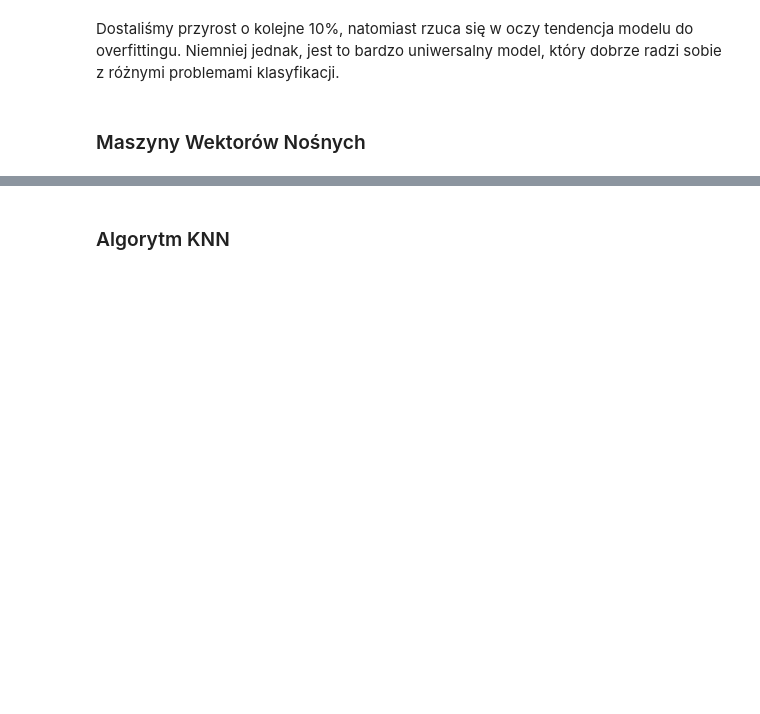
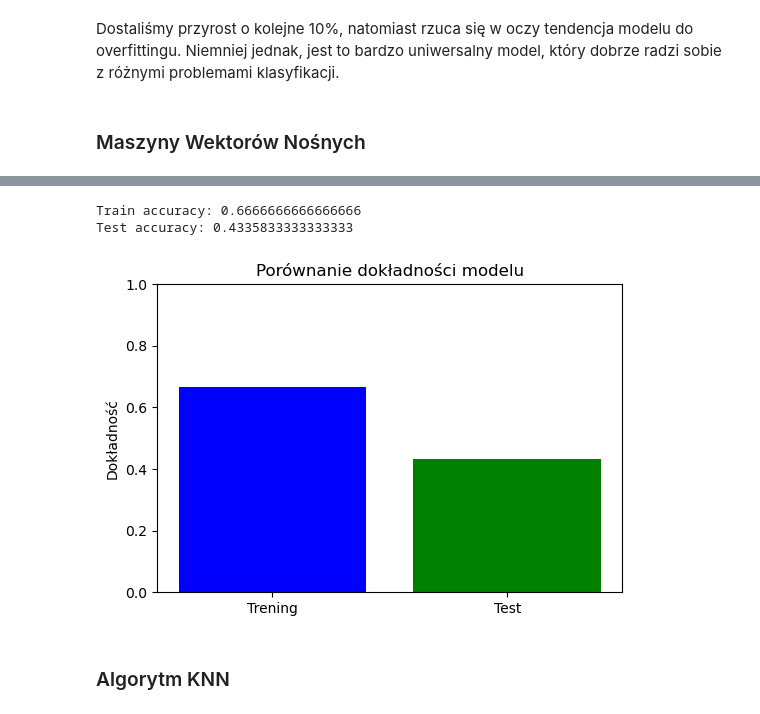
Before and after one commit to ge0rgii/ProjektZespolowy2, a Jupyter notebook: PZ.ipynb, the cells around one changed output, grey strips where cells are left out. Cells and saved outputs as stored; diff of their text form; code cells hidden in the pictures; blank space fills up the shorter version.

```diff
--- a/PZ.ipynb
+++ b/PZ.ipynb
@@ -498,3 +502,59 @@ Dostaliśmy przyrost o kolejne 10%, natomiast rzuca się w oczy tendencja modelu
+# %%
+import numpy as np
+from sklearn.datasets import fetch_openml
+from sklearn.model_selection import train_test_split
+from sklearn.preprocessing import StandardScaler
+from sklearn.decomposition import PCA
+from sklearn.svm import SVC
+from sklearn.metrics import accuracy_score
+import matplotlib.pyplot as plt
+
+# Załaduj dane CIFAR-10
+cifar10 = fetch_openml('CIFAR_10', version=1, parser='auto')
+X = cifar10.data
+y = cifar10.target.astype(int)
+
+# Podziel dane na zbiory treningowy i testowy
+X_train_full, X_test, y_train_full, y_test = train_test_split(X, y, test_size=0.2, random_state=42)
+
+# Użyj tylko małej części danych do szybkiego trenowania
+X_train, _, y_train, _ = train_test_split(X_train_full, y_train_full, train_size=0.1, random_state=42)
+
+# Przeskaluj dane
+scaler = StandardScaler()
+X_train = scaler.fit_transform(X_train)
+X_test = scaler.transform(X_test)
+
+# Zastosuj PCA do redukcji wymiarowości
+pca = PCA(n_components=100)
+X_train_pca = pca.fit_transform(X_train)
+X_test_pca = pca.transform(X_test)
+
+# Zdefiniuj model SVM
+svm_clf = SVC(kernel='rbf', C=1.0, gamma='scale', random_state=42)
+
+# Trening modelu
+svm_clf.fit(X_train_pca, y_train)
+
+# Ocena modelu na zbiorze treningowym
+train_acc = accuracy_score(y_train, svm_clf.predict(X_train_pca))
+
+# Ocena modelu na zbiorze testowym
+test_acc = accuracy_score(y_test, svm_clf.predict(X_test_pca))
+print(f'Train accuracy: {train_acc}')
+print(f'Test accuracy: {test_acc}')
+
+# Wykres porównania dokładności modelu na zbiorze treningowym i testowym
+plt.figure(figsize=(6, 4))
+plt.bar(['Trening', 'Test'], [train_acc, test_acc], color=['blue', 'green'])
+plt.title('Porównanie dokładności modelu')
+plt.ylabel('Dokładność')
+plt.ylim(0, 1)
+plt.show()
+# %% [output]
+Train accuracy: 0.6666666666666666
+Test accuracy: 0.4335833333333333
+[figure, added]
 # %% [markdown]
 ### Algorytm KNN
 # %% [markdown]
```
Also changed, not shown: parts of 3 cells of this notebook, 1 other file.
